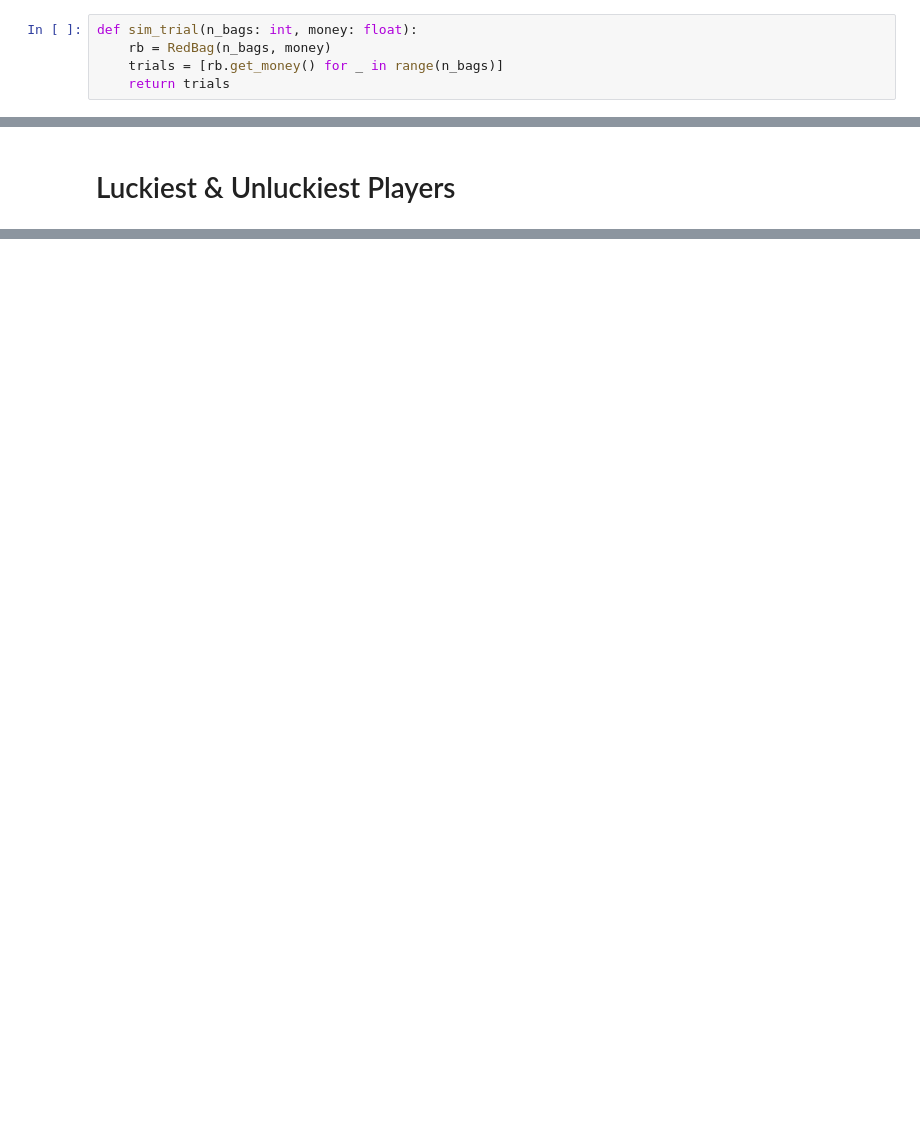
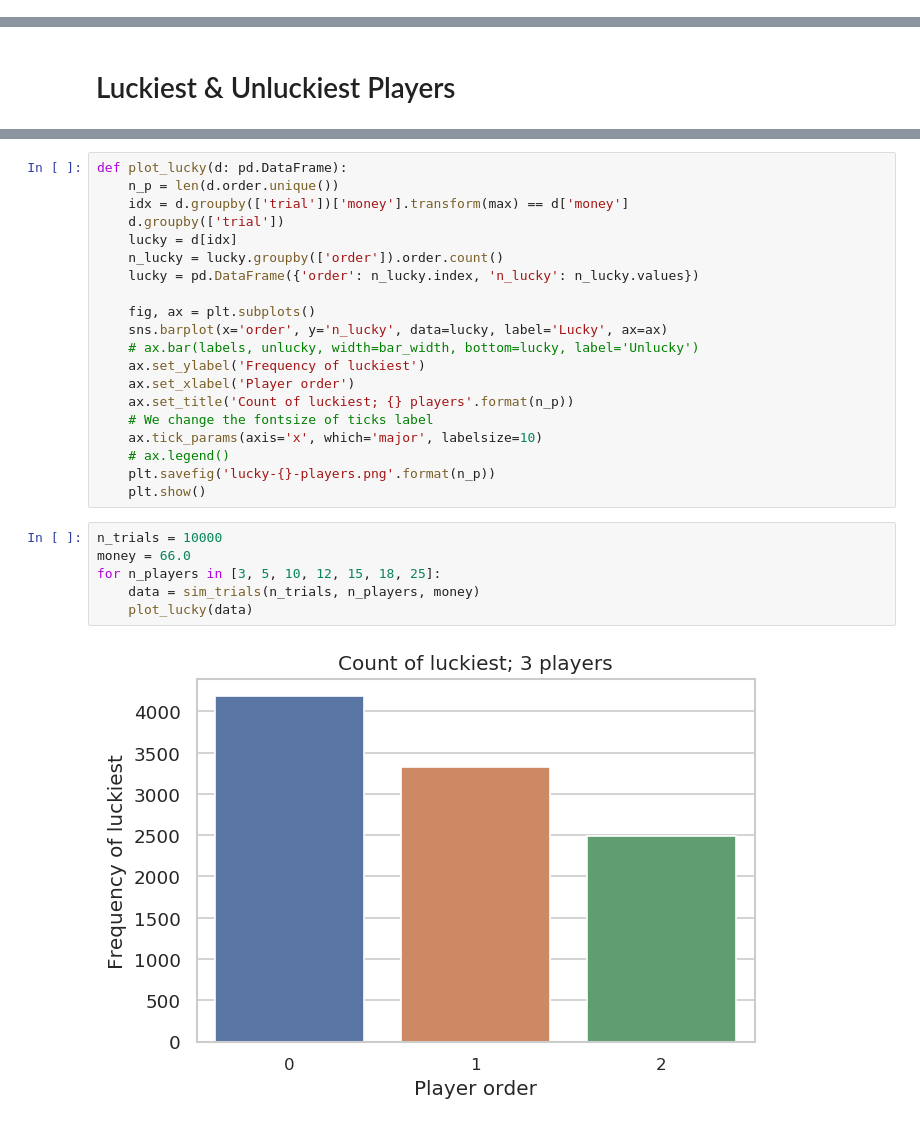
Before and after one commit to tjysdsg/wechat-red-bag, a Jupyter notebook: simulation.ipynb, the cells around one changed output, grey strips where cells are left out. Saved outputs shown, nothing was run; the diff lists cells and outputs as text; blank space fills up the shorter version.

```diff
--- a/simulation.ipynb
+++ b/simulation.ipynb
@@ -57,8 +58,3 @@ class RedBag:
             self.n_remain -= 1
             self.money_remain -= money
         return money
-# %%
-def sim_trial(n_bags: int, money: float):
-    rb = RedBag(n_bags, money)
-    trials = [rb.get_money() for _ in range(n_bags)]
-    return trials
@@ -171,0 +176,28 @@ for n_players in [3, 5, 10, 12, 15, 18, 25]:
+# %%
+def plot_lucky(d: pd.DataFrame):
+    n_p = len(d.order.unique())
+    idx = d.groupby(['trial'])['money'].transform(max) == d['money']
+    d.groupby(['trial'])
+    lucky = d[idx]
+    n_lucky = lucky.groupby(['order']).order.count()
+    lucky = pd.DataFrame({'order': n_lucky.index, 'n_lucky': n_lucky.values})
+
+    fig, ax = plt.subplots()
+    sns.barplot(x='order', y='n_lucky', data=lucky, label='Lucky', ax=ax)
+    # ax.bar(labels, unlucky, width=bar_width, bottom=lucky, label='Unlucky')
+    ax.set_ylabel('Frequency of luckiest')
+    ax.set_xlabel('Player order')
+    ax.set_title('Count of luckiest; {} players'.format(n_p))
+    # We change the fontsize of ticks label
+    ax.tick_params(axis='x', which='major', labelsize=10)
+    # ax.legend()
+    plt.savefig('lucky-{}-players.png'.format(n_p))
+    plt.show()
+# %%
+n_trials = 10000
+money = 66.0
+for n_players in [3, 5, 10, 12, 15, 18, 25]:
+    data = sim_trials(n_trials, n_players, money)
+    plot_lucky(data)
+# %% [output]
+[figure, added]
```
Also changed, not shown: parts of 9 cells of this notebook, 20 other files.
